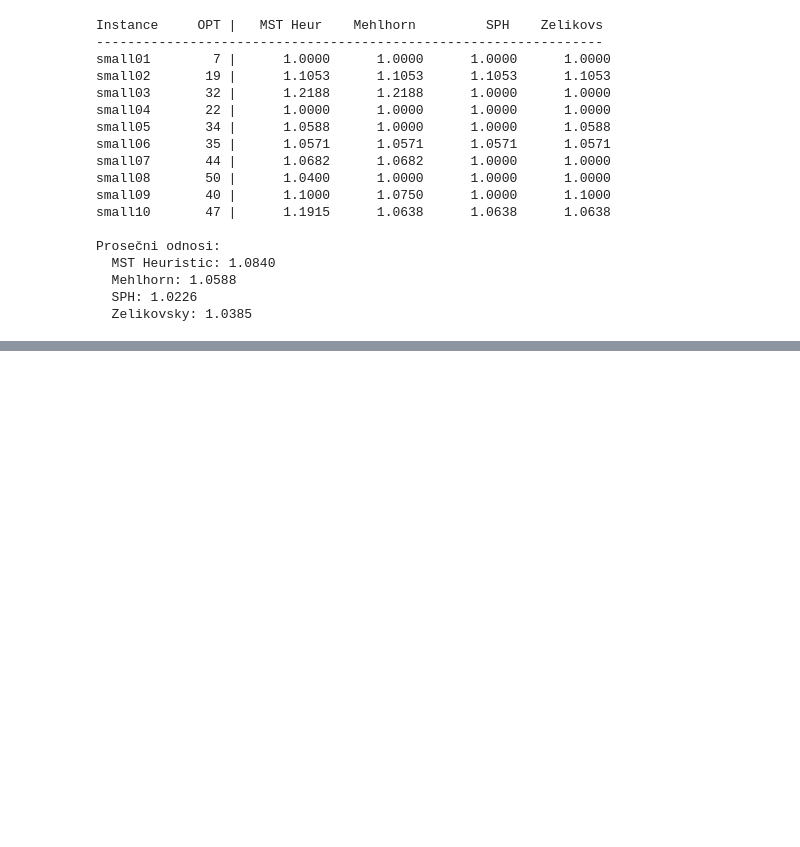
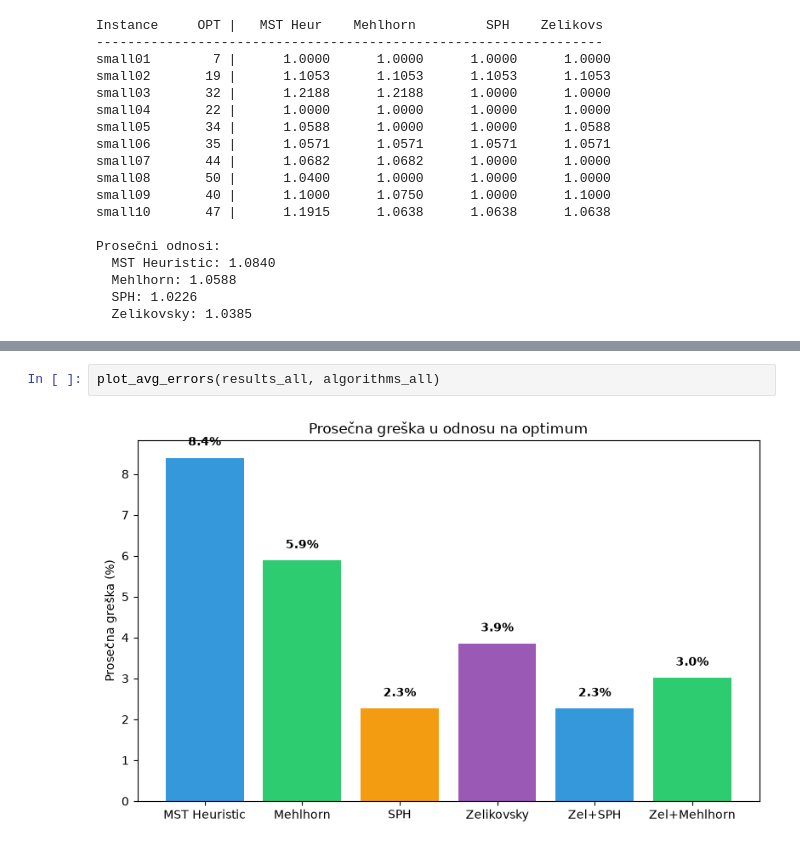
Before and after one commit to TinovoS/Approxiation-algorithms-for-Steiner-trees-in-weighted-graphs, a Jupyter notebook: 03_test_small.ipynb, the cells around one changed output, grey strips where cells are left out. Drawn from its saved outputs; the diff is of its cells as text; blank space fills up the shorter version.

```diff
--- a/03_test_small.ipynb
+++ b/03_test_small.ipynb
@@ -102,0 +176,4 @@ Prosečni odnosi:
+# %%
+plot_avg_errors(results_all, algorithms_all)
+# %% [output]
+[figure, added]
```
Also changed, not shown: parts of 10 cells of this notebook.
